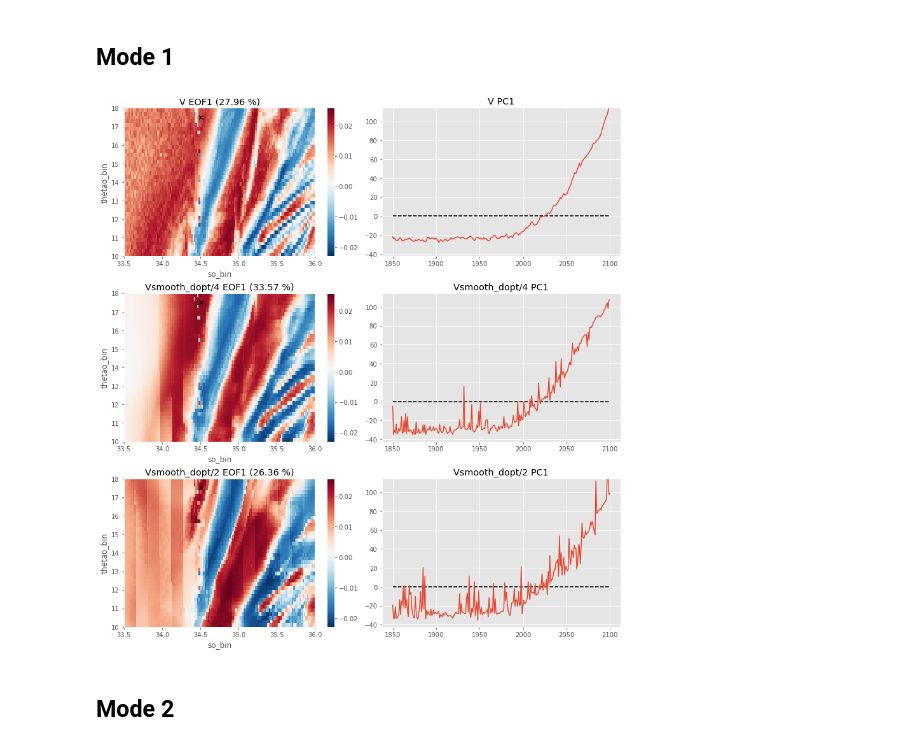
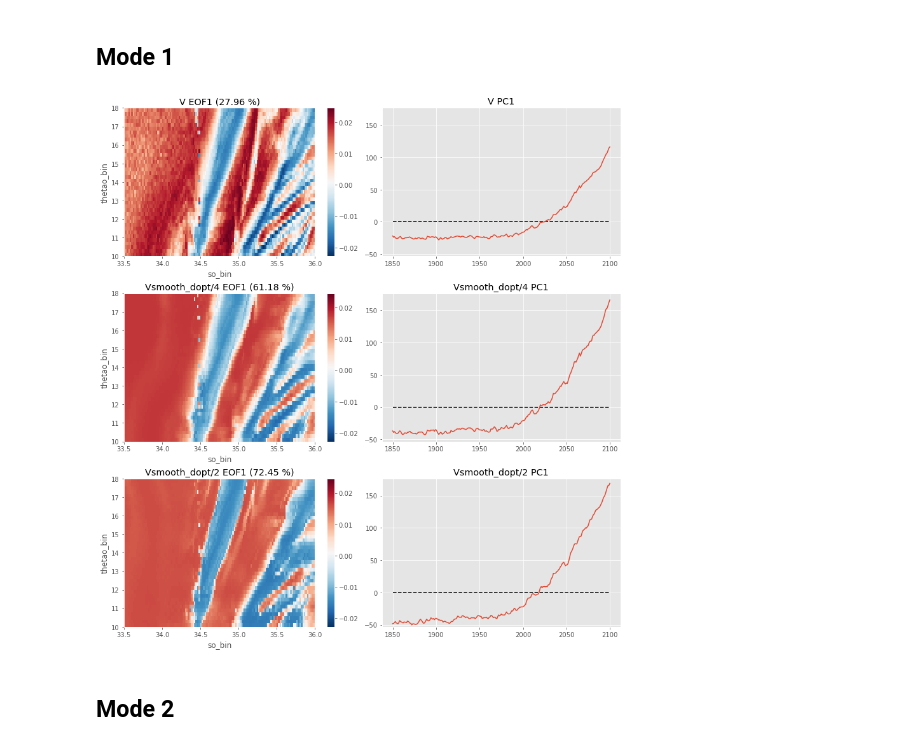
Before and after one commit to ysilvy/bin_TS, a Jupyter notebook: V_Vsmooth_eof.ipynb, the cells around one changed output. Saved outputs shown, nothing was run; the diff lists cells and outputs as text; code cells hidden in the pictures.

```diff
--- a/V_Vsmooth_eof.ipynb
+++ b/V_Vsmooth_eof.ipynb
@@ -22,11 +22,11 @@ V = V.histogram_so_thetao
 Vwindow = V.sel(so_bin=slice(33.5,36),thetao_bin=slice(10,18))
 # %%
 # -- Read Vsmooth computed on a small window
-V_smooth = xr.open_dataset('/data/ysilvy/bin_TS/volumeTS_smoothdopt_'+region+'_'+str(deltaS)+'_'+str(deltaT)+'_IPSL-CM5A-LR_historical-rcp85_r2i1p1_1850-2100.nc')
-#Vsmooth1 = V_smooth.Vsmooth_dopt # smoothing applied with doptimal window (efolding scale)
+V_smooth = xr.open_dataset('/data/ysilvy/bin_TS/volumeTS_smoothdopt_window_'+region+'_'+str(deltaS)+'_'+str(deltaT)+'_IPSL-CM5A-LR_historical-rcp85_r2i1p1_1850-2100.nc')
+Vsmooth1 = V_smooth.Vsmooth_fourthdopt
 Vsmooth2 = V_smooth.Vsmooth_halfdopt # smoothing applied with doptimal/2
 # smoothing applied with doptimal/4
-Vsmooth1 = xr.open_dataset('/data/ysilvy/bin_TS/volumeTS_smoothdopt4_'+region+'_'+str(deltaS)+'_'+str(deltaT)+'_IPSL-CM5A-LR_historical-rcp85_r2i1p1_1850-2100.nc').Vsmooth_dopt_div_4
+# Vsmooth1 = xr.open_dataset('/data/ysilvy/bin_TS/volumeTS_smoothdopt4_'+region+'_'+str(deltaS)+'_'+str(deltaT)+'_IPSL-CM5A-LR_historical-rcp85_r2i1p1_1850-2100.nc').Vsmooth_dopt_div_4
 # %% [markdown]
 ## Rapide coup d'oeil aux 3 champs avant de faire les EOF
 ### V, Vsmooth_dopt, Vsmooth_dopt/2 en 1850, 2100 et anomalie
@@ -113,37 +113,37 @@ vmax = np.max(np.array([eof10,eof11,eof12]))
 
 c = eof10.T.plot(ax=ax[0,0],add_colorbar=False,vmin=vmin,vmax=vmax,center=0,cmap='RdBu_r')
 cb = fig.colorbar(c,ax=ax[0,0],label='')
 ax[0,0].set_title('V EOF1 ('+'%.2f '% Decimal(str(var10))+'%)')
 ax[0,1].plot(time,pcs[:,0])
 ax[0,1].hlines(0,time[0],time[-1],colors='k',linestyles='dashed')
 ax[0,1].set_title('V PC1')
-ax[0,0].scatter(34.51,17.5,marker='x',color='black')
+# ax[0,0].scatter(34.51,17.5,marker='x',color='black')
 
 c = eof11.T.plot(ax=ax[1,0],add_colorbar=False,vmin=vmin,vmax=vmax,center=0,cmap='RdBu_r')
 cb = fig.colorbar(c,ax=ax[1,0],label='')
 ax[1,0].set_title('Vsmooth_dopt/4 EOF1 ('+'%.2f '% Decimal(str(var11))+'%)')
 ax[1,1].plot(time,pcs1[:,0])
 ax[1,1].hlines(0,time[0],time[-1],colors='k',linestyles='dashed')
 ax[1,1].set_title('Vsmooth_dopt/4 PC1')
-ax[1,0].scatter(34.51,17.5,marker='x',color='black')
+# ax[1,0].scatter(34.51,17.5,marker='x',color='black')
 
 c = eof12.T.plot(ax=ax[2,0],add_colorbar=False,vmin=vmin,vmax=vmax,center=0,cmap='RdBu_r')
 cb = fig.colorbar(c,ax=ax[2,0],label='')
 ax[2,0].set_title('Vsmooth_dopt/2 EOF1 ('+'%.2f '% Decimal(str(var12))+'%)')
 ax[2,1].plot(time,pcs2[:,0])
 ax[2,1].hlines(0,time[0],time[-1],colors='k',linestyles='dashed')
 ax[2,1].set_title('Vsmooth_dopt/2 PC1')
-ax[2,0].scatter(34.51,17.5,marker='x',color='black')
+# ax[2,0].scatter(34.51,17.5,marker='x',color='black')
 
 ylim = ax[1,1].get_ylim()
 ax[0,1].set_ylim(ylim[0],ylim[1])
 ax[2,1].set_ylim(ylim[0],ylim[1])
 
 plt.subplots_adjust(hspace=0.25,wspace=0.08)
 # title = ''
 # plt.suptitle(title,fontsize=14,fontweight='bold')
 # %% [output]
-[figure, old version]
+[figure, new version]
 # %% [markdown]
 ## Mode 2
 # %%
```
Also changed, not shown: parts of 4 cells of this notebook, 1 other file.
